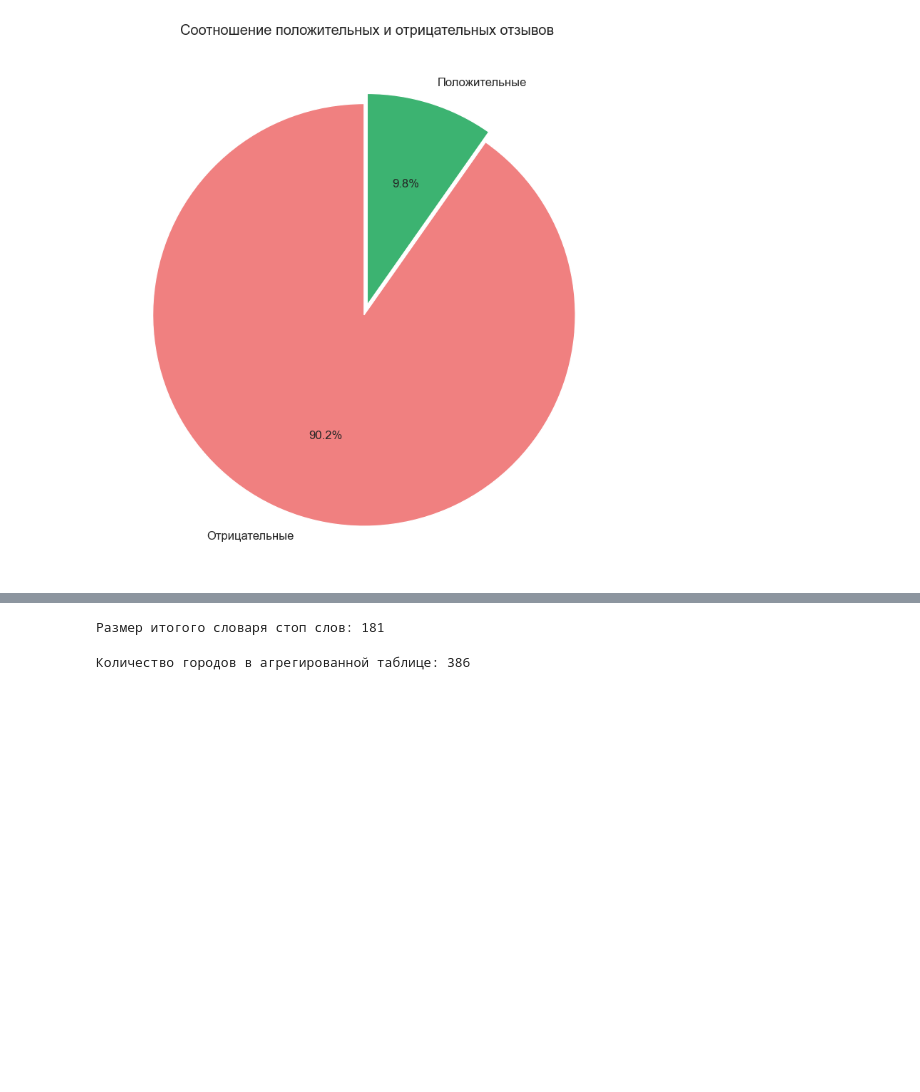
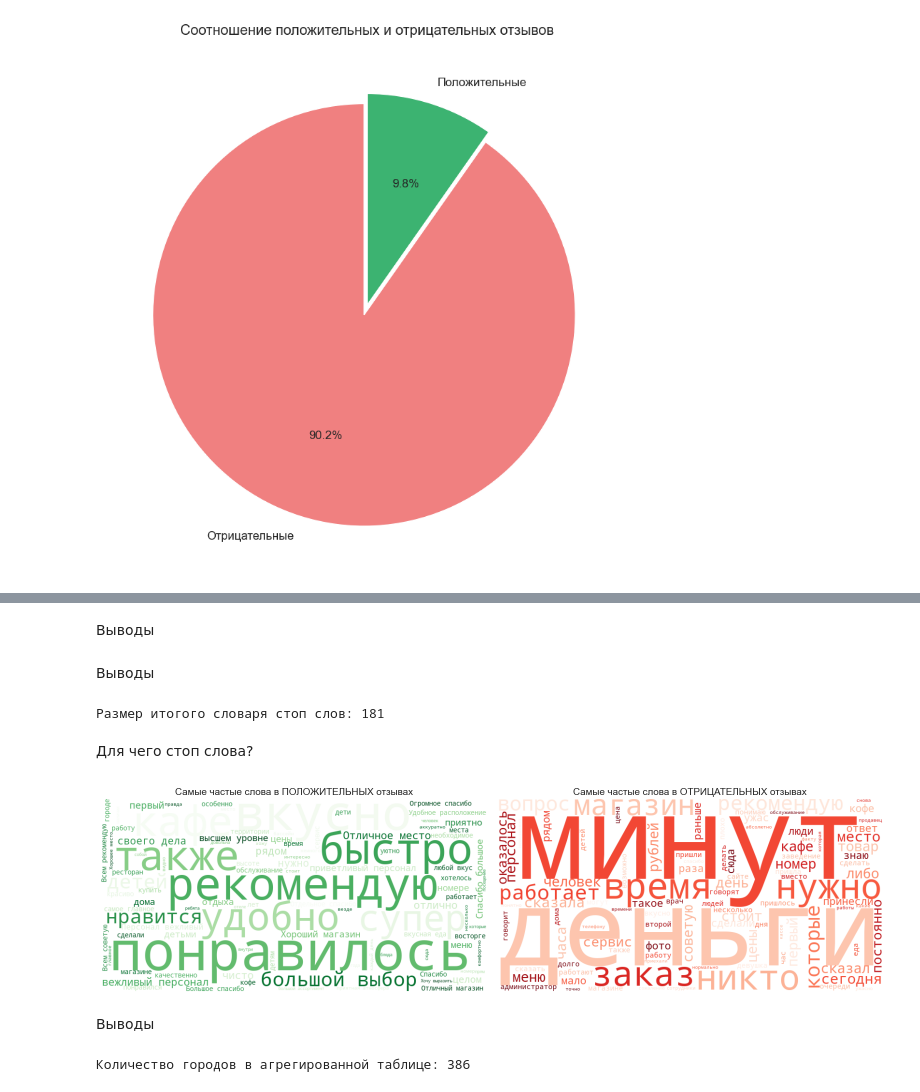
Before and after one commit to sibainu2010/skillfactory_ds, a Jupyter notebook: project_6/project_6.ipynb, the cells around one changed output, grey strips where cells are left out. Cells and saved outputs as stored; diff of their text form; code cells hidden in the pictures; blank space fills up the shorter version.

```diff
--- a/project_6/project_6.ipynb
+++ b/project_6/project_6.ipynb
@@ -270,4 +300,6 @@ fig = px.bar(df_rubric, x='avg_rating', y='rubric', orientation='h', text_auto='
              height=600, hover_data={'count': ':,.0f отзывов'})
 fig.update_layout(yaxis={'categoryorder': 'total ascending'})
 fig.show()
+# %% [markdown]
+Выводы
 # %%
@@ -329,5 +363,7 @@ fig.update_layout(
 )
 
 fig.show()
+# %% [markdown]
+Выводы
 # %%
 # предобработка текста
@@ -353,39 +390,34 @@ stopwords_ru.update(custom_ru)
 print(f"Размер итогого словаря стоп слов: {len(stopwords_ru)}")
 # %% [output]
 Размер итогого словаря стоп слов: 181
+# %% [markdown]
+Для чего стоп слова?
 # %%
+# узнаем какие самые частые позитивные и негативные слова
 positive_text = ' '.join(data_clean[data_clean['rating'] == 1]['text'].dropna().astype(str))
 negative_text = ' '.join(data_clean[data_clean['rating'] == 0]['text'].dropna().astype(str))
 
 wc_pos = WordCloud(width=800, height=400, background_color='white',
                    stopwords=stopwords_ru, max_words=100, colormap='Greens',
                    random_state=42).generate(positive_text)
 wc_neg = WordCloud(width=800, height=400, background_color='white',
                    stopwords=stopwords_ru, max_words=100, colormap='Reds',
                    random_state=42).generate(negative_text)
 
-def wc_to_plotly_fig(wc, title):
-    fig = go.Figure()
-    fig.add_layout_image(
-        dict(
-            source=wc.to_image(),
-            x=0, y=1, sizex=1, sizey=1,
-            xref="paper", yref="paper",
-            sizing="stretch"
-        )
-    )
-    fig.update_layout(
-        title=title,
-        width=wc.width, height=wc.height,
-        xaxis=dict(visible=False),
-        yaxis=dict(visible=False),
-        margin=dict(l=0, r=0, t=30, b=0)
-    )
-    return fig
+fig, axes = plt.subplots(1, 2, figsize=(16, 8))
 
-fig_pos = wc_to_plotly_fig(wc_pos, "Самые частые слова в ПОЛОЖИТЕЛЬНЫХ отзывах")
-fig_neg = wc_to_plotly_fig(wc_neg, "Самые частые слова в ОТРИЦАТЕЛЬНЫХ отзывах")
+axes[0].imshow(wc_pos, interpolation='bilinear')
+axes[0].set_title("Самые частые слова в ПОЛОЖИТЕЛЬНЫХ отзывах", fontsize=14)
+axes[0].axis('off')
 
-fig_pos.show()
-fig_neg.show()
+axes[1].imshow(wc_neg, interpolation='bilinear')
+axes[1].set_title("Самые частые слова в ОТРИЦАТЕЛЬНЫХ отзывах", fontsize=14)
+axes[1].axis('off')
+
+plt.tight_layout()
+plt.show()
+# %% [output]
+[figure, added]
+# %% [markdown]
+Выводы
 # %%
```
Also changed, not shown: parts of 43 cells of this notebook, 4 other files.
